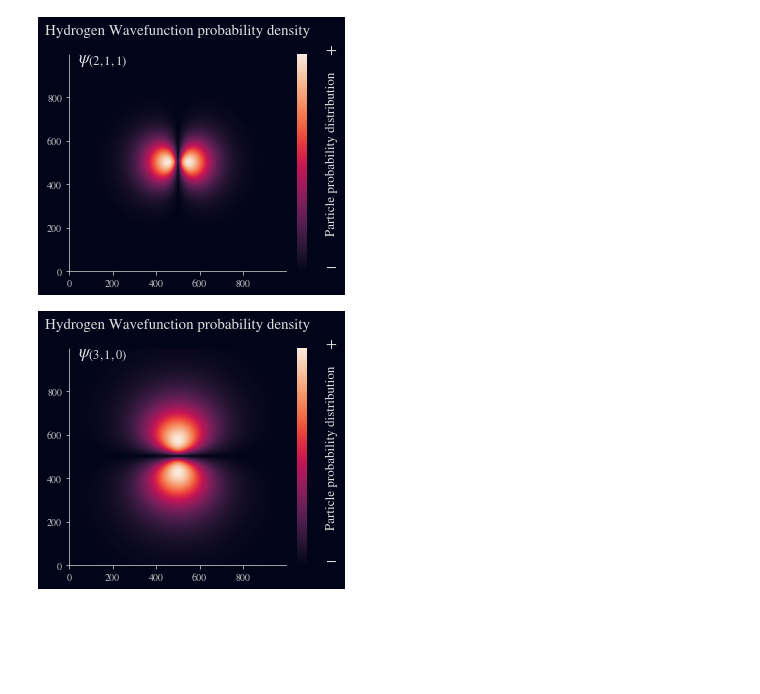
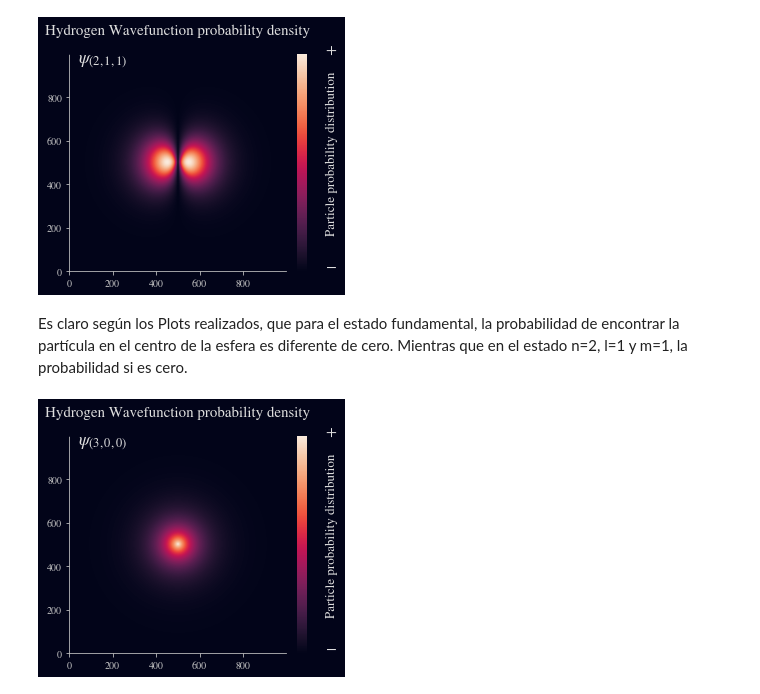
Before and after one commit to mjimenezsa/RQM, a Jupyter notebook: Quiz3.ipynb, the cells around one changed output. Cells and saved outputs as stored; diff of their text form; code cells hidden in the pictures; blank space fills up the shorter version.

```diff
--- a/Quiz3.ipynb
+++ b/Quiz3.ipynb
@@ -22,7 +22,7 @@ Z=1
 e0=-1.602e-19
 alpha=1/(137.035999084)
 # %%
-r=np.linspace(1e-25,20,10000)
+r=np.linspace(1e-25,20,1000)
 # %%
 plt.rcParams['font.family'] = 'STIXGeneral'
 plt.rcParams['mathtext.fontset'] = 'stix'
@@ -105,7 +90,6 @@ def wavefunction(m,n,l,Z,alpha,r,lproy):
 def density(m,n,l,Z,alpha,r,lproy):
     coef=Energy(m,n,l,Z,alpha)/(m*c**2)
     psi=wavefunction(m,n,l,Z,alpha,r,lproy)
-    normal=np.conj(psi)@psi
     return coef*psi
 # %%
 def plot_wavefunction(m,n,l,Z,alpha,r,lproy,dark_palette=False):
@@ -152,7 +136,9 @@ plot_wavefunction(m=m,n=1,l=0,Z=Z,alpha=alpha,r=r,lproy=0,dark_palette=True)
 plot_wavefunction(m=m,n=2,l=1,Z=Z,alpha=alpha,r=r,lproy=1,dark_palette=True)
 # %% [output]
 [figure]
+# %% [markdown]
+Es claro según los Plots realizados, que para el estado fundamental, la probabilidad de encontrar la partícula en el centro de la esfera es diferente de cero. Mientras que en el estado n=2, l=1 y m=1, la probabilidad si es cero.
 # %%
-plot_wavefunction(m=m,n=3,l=1,Z=Z,alpha=alpha,r=r,lproy=0,dark_palette=True)
+plot_wavefunction(m=m,n=3,l=0,Z=Z,alpha=alpha,r=r,lproy=0,dark_palette=True)
 # %% [output]
-[figure, old version]
+[figure, new version]
```
Also changed, not shown: parts of 7 cells of this notebook.
